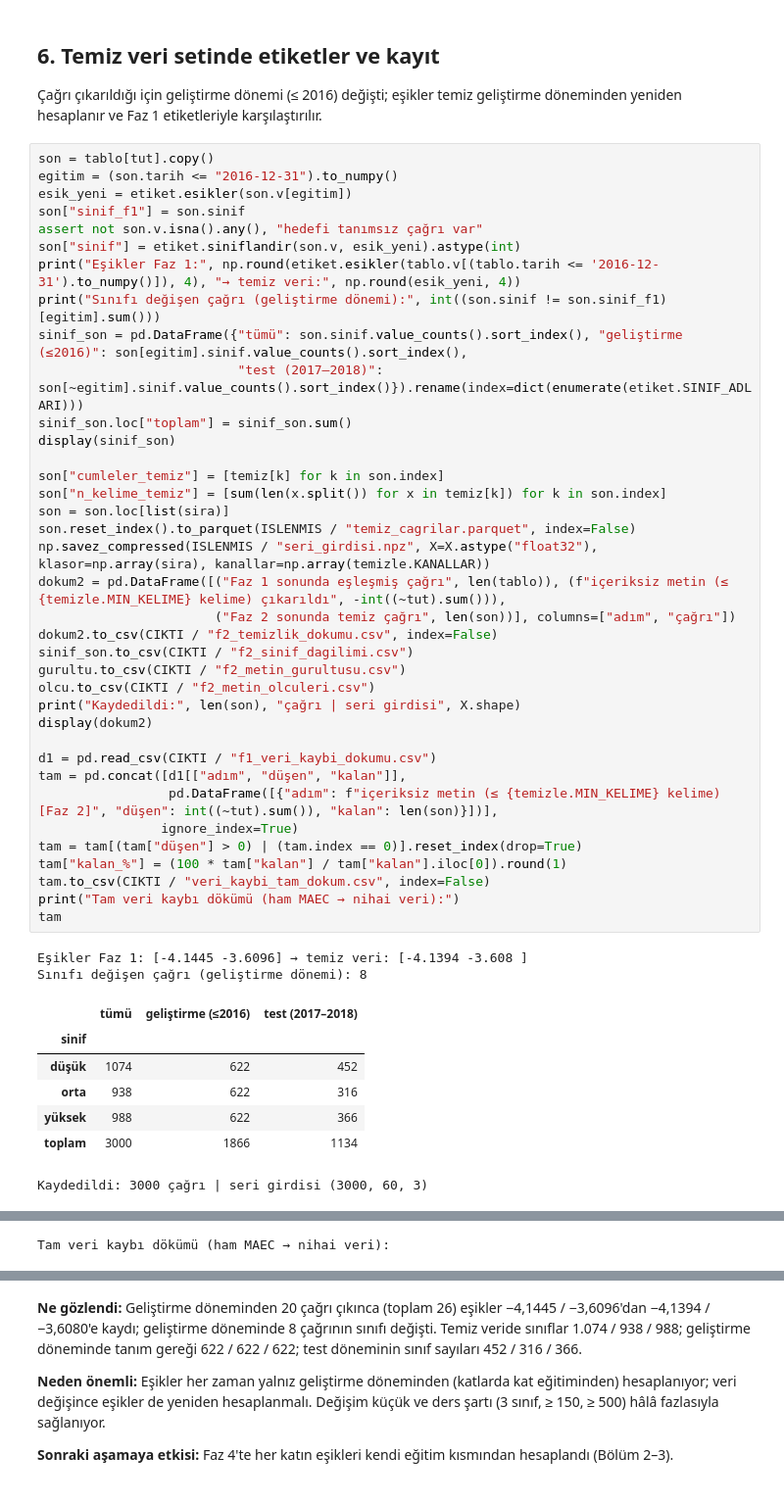
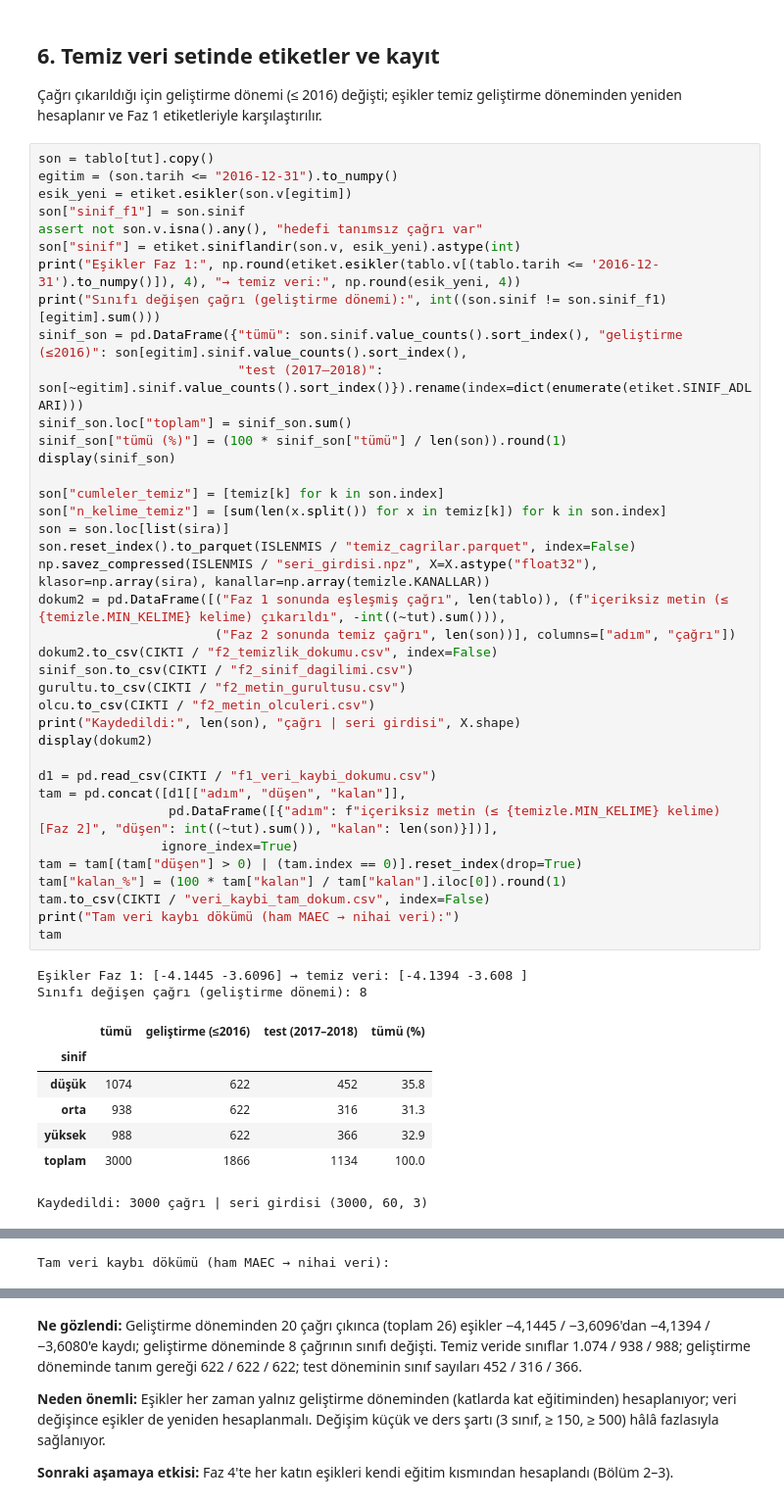
Before and after one commit to emirhanok1/kazanc-oynaklik, a Jupyter notebook: notebooks/02_temizlik_on_isleme.ipynb, the cells around one changed output, grey strips where cells are left out. Shown at 98% size. Saved outputs shown, nothing was run; the diff lists cells and outputs as text.

```diff
--- a/notebooks/02_temizlik_on_isleme.ipynb
+++ b/notebooks/02_temizlik_on_isleme.ipynb
@@ -604,40 +604,41 @@ print("Sınıfı değişen çağrı (geliştirme dönemi):", int((son.sinif != s
 sinif_son = pd.DataFrame({"tümü": son.sinif.value_counts().sort_index(), "geliştirme (≤2016)": son[egitim].sinif.value_counts().sort_index(),
                           "test (2017–2018)": son[~egitim].sinif.value_counts().sort_index()}).rename(index=dict(enumerate(etiket.SINIF_ADLARI)))
 sinif_son.loc["toplam"] = sinif_son.sum()
+sinif_son["tümü (%)"] = (100 * sinif_son["tümü"] / len(son)).round(1)
 display(sinif_son)
 
 son["cumleler_temiz"] = [temiz[k] for k in son.index]
 son["n_kelime_temiz"] = [sum(len(x.split()) for x in temiz[k]) for k in son.index]
 son = son.loc[list(sira)]
 son.reset_index().to_parquet(ISLENMIS / "temiz_cagrilar.parquet", index=False)
 np.savez_compressed(ISLENMIS / "seri_girdisi.npz", X=X.astype("float32"), klasor=np.array(sira), kanallar=np.array(temizle.KANALLAR))
 dokum2 = pd.DataFrame([("Faz 1 sonunda eşleşmiş çağrı", len(tablo)), (f"içeriksiz metin (≤ {temizle.MIN_KELIME} kelime) çıkarıldı", -int((~tut).sum())),
                        ("Faz 2 sonunda temiz çağrı", len(son))], columns=["adım", "çağrı"])
 dokum2.to_csv(CIKTI / "f2_temizlik_dokumu.csv", index=False)
 sinif_son.to_csv(CIKTI / "f2_sinif_dagilimi.csv")
 gurultu.to_csv(CIKTI / "f2_metin_gurultusu.csv")
 olcu.to_csv(CIKTI / "f2_metin_olculeri.csv")
 print("Kaydedildi:", len(son), "çağrı | seri girdisi", X.shape)
 display(dokum2)
 
 d1 = pd.read_csv(CIKTI / "f1_veri_kaybi_dokumu.csv")
 tam = pd.concat([d1[["adım", "düşen", "kalan"]],
                  pd.DataFrame([{"adım": f"içeriksiz metin (≤ {temizle.MIN_KELIME} kelime) [Faz 2]", "düşen": int((~tut).sum()), "kalan": len(son)}])],
                 ignore_index=True)
 tam = tam[(tam["düşen"] > 0) | (tam.index == 0)].reset_index(drop=True)
 tam["kalan_%"] = (100 * tam["kalan"] / tam["kalan"].iloc[0]).round(1)
 tam.to_csv(CIKTI / "veri_kaybi_tam_dokum.csv", index=False)
 print("Tam veri kaybı dökümü (ham MAEC → nihai veri):")
 tam
 # %% [output]
 Eşikler Faz 1: [-4.1445 -3.6096] → temiz veri: [-4.1394 -3.608 ]
 Sınıfı değişen çağrı (geliştirme dönemi): 8
-|  | tümü | geliştirme (≤2016) | test (2017–2018) |
-| sinif |  |  |  |
-| düşük | 1074 | 622 | 452 |
-| orta | 938 | 622 | 316 |
-| yüksek | 988 | 622 | 366 |
-| toplam | 3000 | 1866 | 1134 |
+|  | tümü | geliştirme (≤2016) | test (2017–2018) | tümü (%) |
+| sinif |  |  |  |  |
+| düşük | 1074 | 622 | 452 | 35.8 |
+| orta | 938 | 622 | 316 | 31.3 |
+| yüksek | 988 | 622 | 366 | 32.9 |
+| toplam | 3000 | 1866 | 1134 | 100.0 |
 Kaydedildi: 3000 çağrı | seri girdisi (3000, 60, 3)
 |  | adım | çağrı |
 | 0 | Faz 1 sonunda eşleşmiş çağrı | 3026 |
```
Also changed, not shown: 4 other files.
